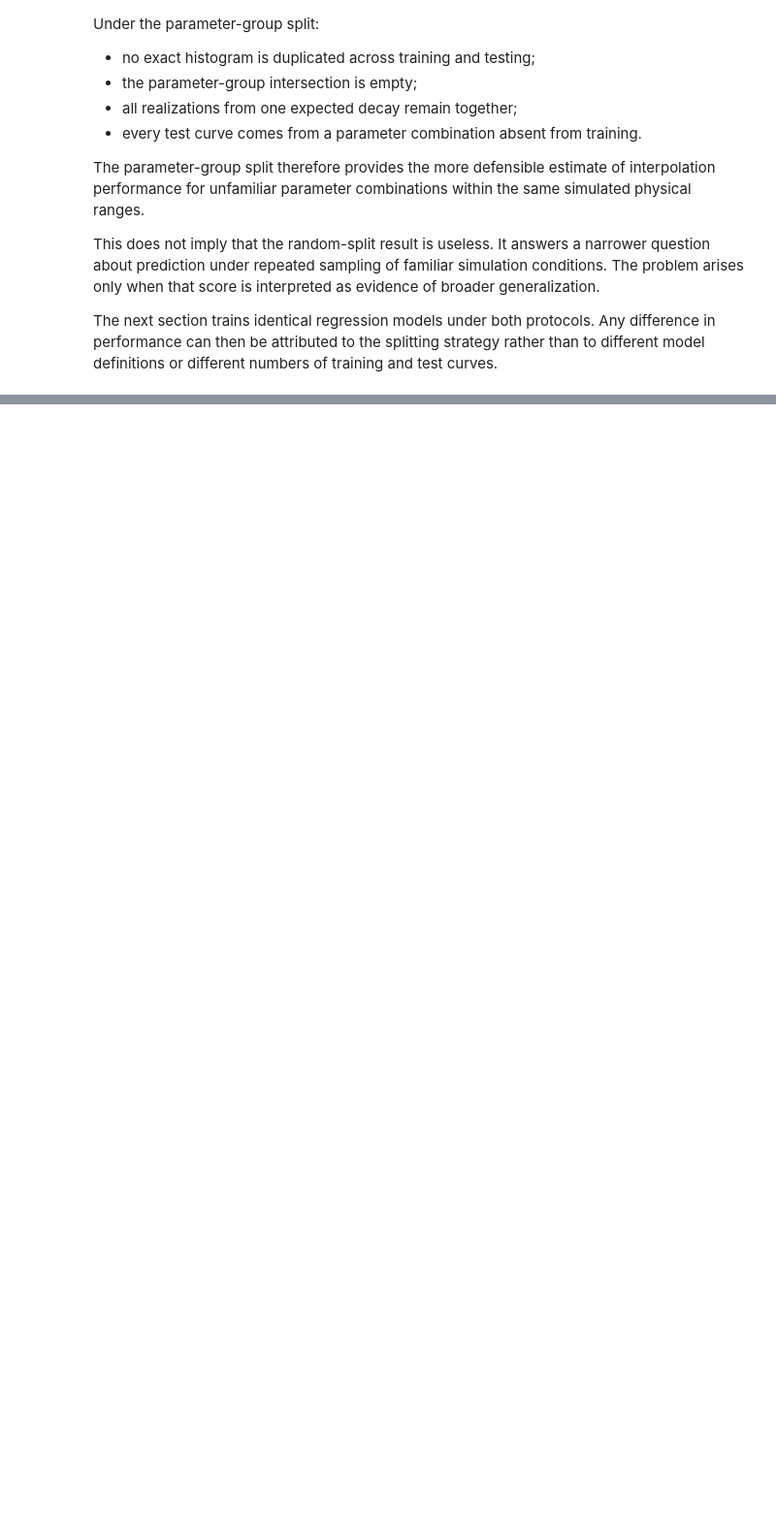
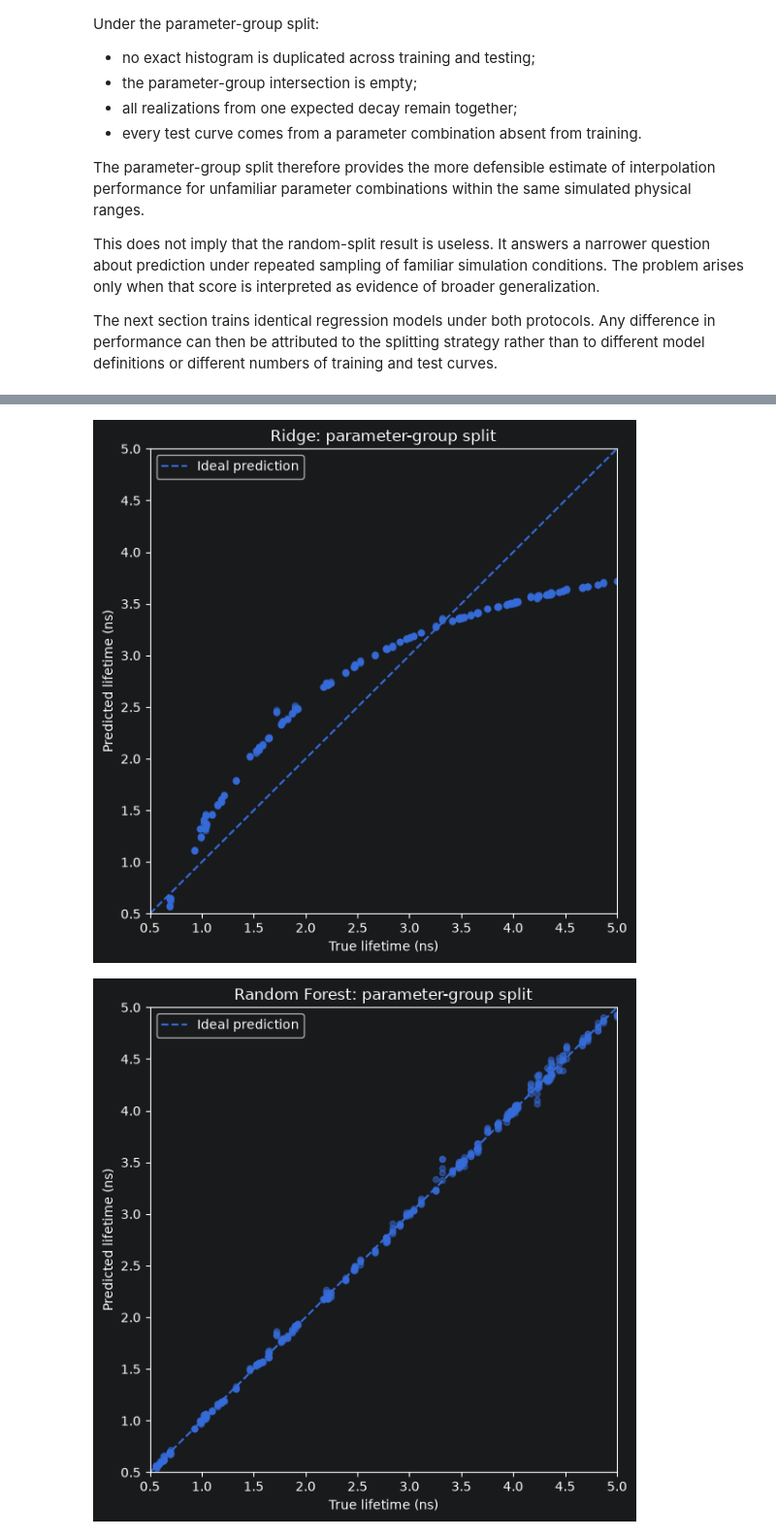
Before and after one commit to moryev/tcspc-lifetime-toolkit, a Jupyter notebook: notebooks/05_data_leakage_and_grouped_evaluation.ipynb, the cells around one changed output, grey strips where cells are left out. Shown at 97% size. Cells and saved outputs as stored; diff of their text form; code cells hidden in the pictures; blank space fills up the shorter version.

```diff
--- a/notebooks/05_data_leakage_and_grouped_evaluation.ipynb
+++ b/notebooks/05_data_leakage_and_grouped_evaluation.ipynb
@@ -2181,0 +2697,35 @@ The next section trains identical regression models under both protocols. Any di
+# %%
+for model_name in [
+    "Ridge",
+    "Random Forest",
+    "Gradient Boosting",
+]:
+    plt.figure(figsize=(6, 6))
+
+    plt.scatter(
+        y_test_grouped,
+        predictions_grouped[model_name],
+        alpha=0.5,
+        s=20,
+    )
+
+    plt.plot(
+        lifetime_range_ns,
+        lifetime_range_ns,
+        linestyle="--",
+        label="Ideal prediction",
+    )
+
+    plt.xlabel("True lifetime (ns)")
+    plt.ylabel("Predicted lifetime (ns)")
+    plt.title(
+        f"{model_name}: parameter-group split"
+    )
+    plt.xlim(lifetime_range_ns)
+    plt.ylim(lifetime_range_ns)
+    plt.legend()
+    plt.tight_layout()
+    plt.show()
+# %% [output]
+[figure, added]
+[figure, added]
```
Also changed, not shown: parts of 30 cells of this notebook.
